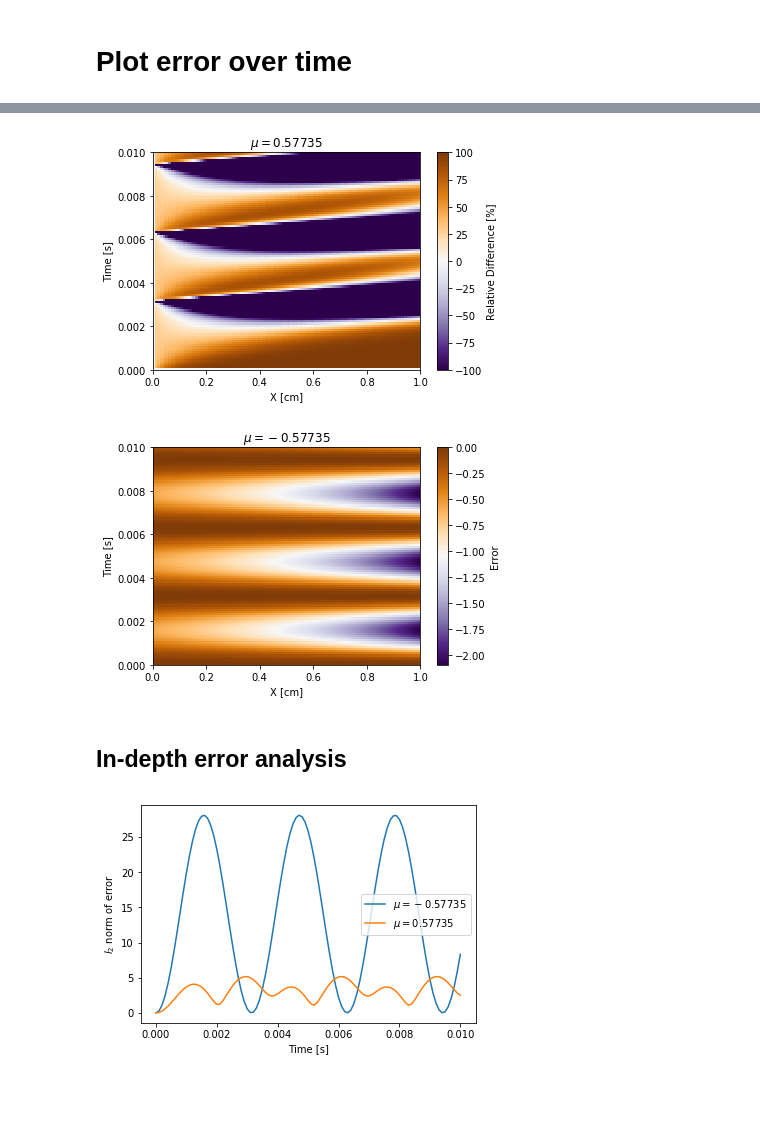
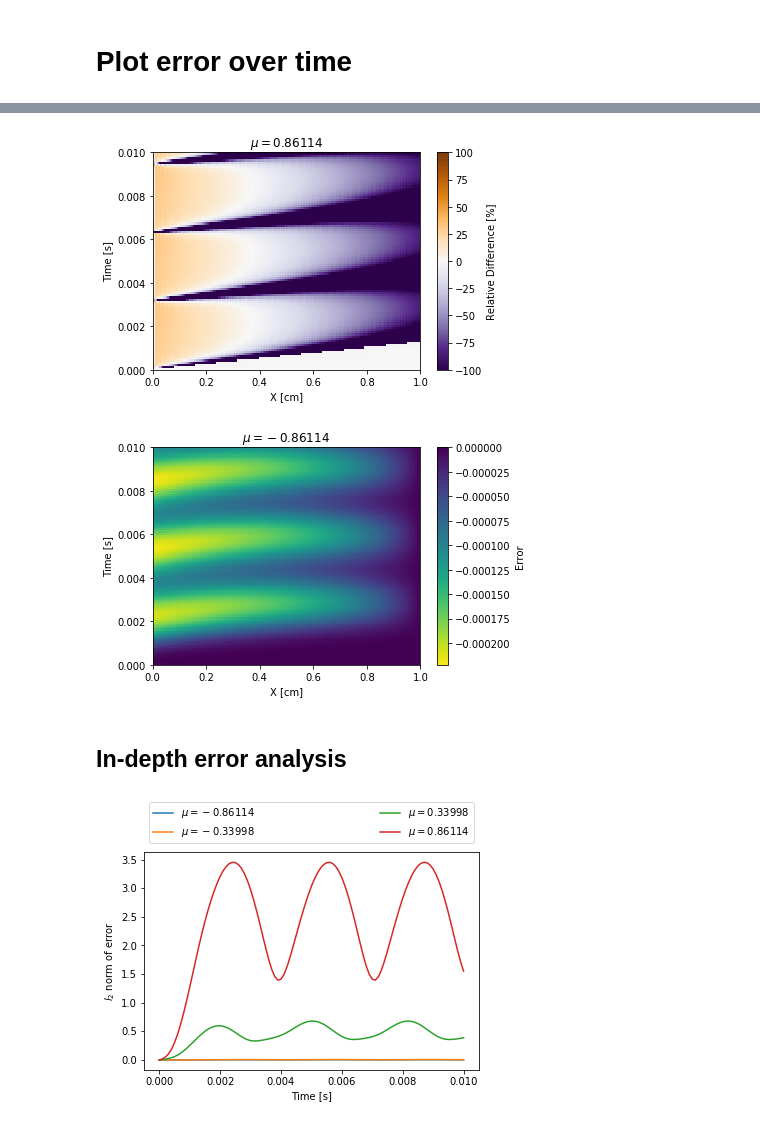
Before and after one commit to drewejohnson/fesnt, a Jupyter notebook: compare.ipynb, the cells around one changed output, grey strips where cells are left out. Saved outputs shown, nothing was run; the diff lists cells and outputs as text; code cells hidden in the pictures; blank space fills up the shorter version.

```diff
--- a/compare.ipynb
+++ b/compare.ipynb
@@ -15,7 +15,7 @@ TLABEL = 'Time [s]'
 L2_NORM = '$l_2$ norm of error'
 MU_FMT = r'$\mu={:7.5f}$'
 # %%
-pickleFile = 'example-pureAbsorber.yaml-7f785fd60b88.pickle'
+pickleFile = 'example-pureAbsorber-s4.yaml-7f67c98c4b88.pickle'
 with open(pickleFile, 'rb') as pickled:
     m = pickle.load(pickled)
 # %% [markdown]
@@ -45,16 +45,21 @@ def makeRelDiff(fesoln, trueSoln, pointsPerMesh=5):
     relDiff[nonZeros] /= trueSoln[nonZeros]
     return relDiff * 100
 # %%
-def plotError(x, t, matrix, title=None, norm=None,
-                           isRelative=True, isAbsolute=False, cmap=None):
+def meshPlot(x, t, matrix, title=None, norm=None, cmap=None, cbarlabel=None):
     xm, tm = numpy.meshgrid(x, t)
-    pyplot.pcolormesh(x, t, matrix, cmap=cmap, norm=norm)
+    out = pyplot.pcolormesh(x, t, matrix, cmap=cmap, norm=norm)
     pyplot.xlabel(XLABEL)
     pyplot.ylabel(TLABEL)
+    bar = pyplot.colorbar()
     if title:
         pyplot.title(title)
-    bar = pyplot.colorbar();
-    label = 'Relative Difference [%]' if isRelative else 'Error'
-    if isAbsolute:
-        label = 'Absolute ' + label
-    bar.set_label(label)
+    if cbarlabel:
+        bar.set_label(cbarlabel)
+    return out
+# %%
+def plotError(x, t, matrix, title=None, norm=None,
+                           isRelative=True, isAbsolute=False, cmap=None):
+    label = 'Relative Difference [%]' if isRelative else 'Error'
+    if isAbsolute:
+        label = 'Absolute ' + label
+    return meshPlot(x, t, matrix, title, norm, cmap, label)
@@ -67,16 +90,16 @@ xMesh, tMesh = numpy.meshgrid(xVec, tVec)
 # %%
-plotError(xVec, tVec, relDiff[:, 1, :], cmap='PuOr_r',
-                  isRelative=True, title=MU_FMT.format(muVec[1]),
+plotError(xVec, tVec, relDiff[:, muInspect, :], cmap='PuOr_r',
+                  isRelative=True, title=muTitle,
                   norm=Normalize(-100, 100))
-pyplot.savefig('figures/mu2_relDiff_mesh')
+pyplot.savefig('figures/mu{}-relDiff-mesh'.format(muInspect))
 # %% [output]
-[figure, old version]
+[figure, new version]
 # %%
-plotError(xVec, tVec, (analyticSoln - femSoln)[:, 0, :], cmap='PuOr_r',
+plotError(xVec, tVec, (analyticSoln - femSoln)[:, 0, :], cmap='viridis_r',
                   isRelative=False, title=MU_FMT.format(muVec[0]))
-pyplot.savefig('figures/mu1_error_mesh')
+pyplot.savefig('figures/mu{}-error-mesh'.format(0))
 # %% [output]
-[figure, old version]
+[figure, new version]
 # %% [markdown]
 ## In-depth error analysis
 # %%
@@ -88,7 +111,8 @@ for muIndex, mu in enumerate(muVec):
     pyplot.plot(tVec, errorOverTime[:, muIndex], label=MU_FMT.format(mu))
 pyplot.xlabel(TLABEL)
 pyplot.ylabel(L2_NORM)
-pyplot.legend();
-pyplot.savefig('figures/error_time_allMu')
+lgd = pyplot.legend(bbox_to_anchor=(0, 1.02, 1, 0.102), ncol=2,
+                                       mode='expand');
+pyplot.savefig('figures/error-time-s{}'.format(muVec.size), bbox_extra_artists=(lgd, ), bbox_inches='tight')
 # %% [output]
-[figure, old version]
+[figure, new version]
```
Also changed, not shown: parts of 5 cells of this notebook, 9 other files.
